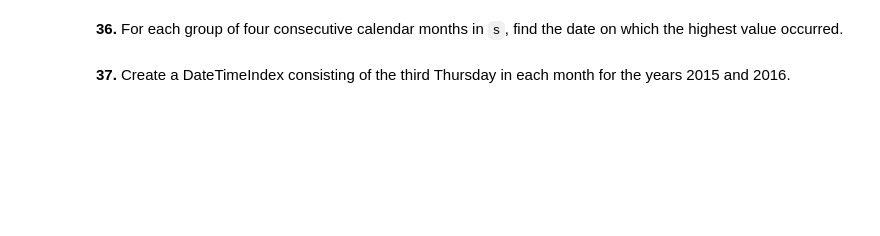
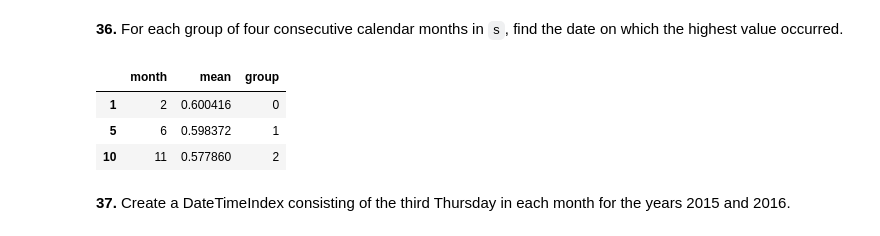
Before and after one commit to baxt1or/100_pandas_and_numpy_problems_with_solution, a Jupyter notebook: 100-pandas-puzzles.ipynb, the cells around one changed output. Drawn from its saved outputs; the diff is of its cells as text; code cells hidden in the pictures; blank space fills up the shorter version.

```diff
--- a/100-pandas-puzzles.ipynb
+++ b/100-pandas-puzzles.ipynb
@@ -675,4 +728,15 @@ pandas is fantastic for working with dates and times. These puzzles explore some
 # %% [markdown]
 **36.** For each group of four consecutive calendar months in `s`, find the date on which the highest value occurred.
+# %%
+result_df["group"] = (result_df["month"] -1) // 4
+
+result = result_df.loc[result_df.groupby("group")["mean"].idxmax()]
+
+result
+# %% [output]
+|  | month | mean | group |
+| 1 | 2 | 0.600416 | 0 |
+| 5 | 6 | 0.598372 | 1 |
+| 10 | 11 | 0.577860 | 2 |
 # %% [markdown]
 **37.** Create a DateTimeIndex consisting of the third Thursday in each month for the years 2015 and 2016.
```
Also changed, not shown: parts of 4 cells of this notebook.
